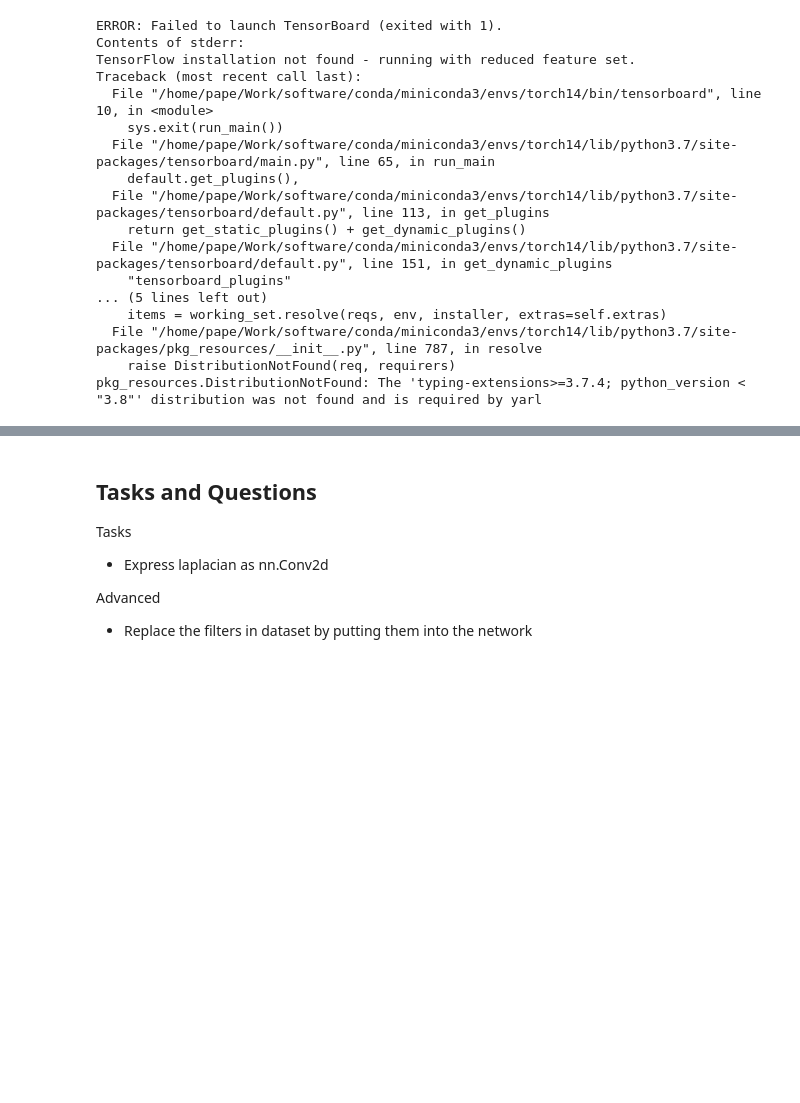
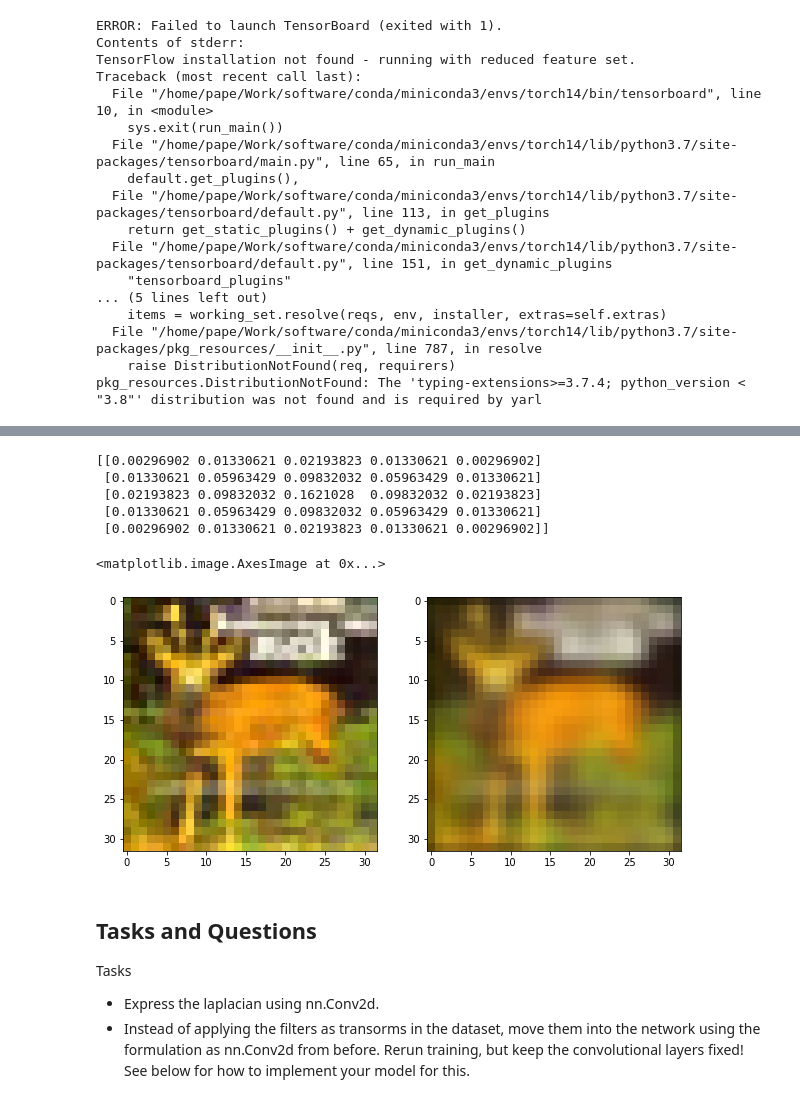
Before and after one commit to constantinpape/training-deep-learning-models-for-vison, a Jupyter notebook: day1/4_preset_filters.ipynb, the cells around one changed output, grey strips where cells are left out. Drawn from its saved outputs; the diff is of its cells as text; code cells hidden in the pictures; blank space fills up the shorter version.

```diff
--- a/day1/4_preset_filters.ipynb
+++ b/day1/4_preset_filters.ipynb
@@ -235,8 +233,57 @@ with torch.no_grad():
+# %%
+# we will first define the gaussian filter as convolutional layer by computing the
+# gaussian kernel matrix and then setting it as kernel for nn.Conv2d
+
+# compute gaussian kernel for gaussian with sigma = 1
+sigma = 1.
+ksize = 5  # set the kernel size to 5
+
+kernel = np.zeros((ksize, ksize), dtype='float32')
+
+# compute the gaussian for each point in the kernel and then normalize it
+for x in range(ksize):
+    for y in range(ksize):
+        exponent = ((x - ksize // 2) ** 2 + (y - ksize // 2) ** 2) / (2 * sigma * sigma)
+        kernel[x, y] = np.exp(-exponent)
+kernel /= kernel.sum()
+
+# check the kernel
+print(kernel)
+# %% [output]
+[[0.00296902 0.01330621 0.02193823 0.01330621 0.00296902]
+ [0.01330621 0.05963429 0.09832032 0.05963429 0.01330621]
+ [0.02193823 0.09832032 0.1621028  0.09832032 0.02193823]
+ [0.01330621 0.05963429 0.09832032 0.05963429 0.01330621]
+ [0.00296902 0.01330621 0.02193823 0.01330621 0.00296902]]
+# %%
+# define the convolutional layer
+c = nn.Conv2d(in_channels=3,  # we have 3 input channels
+              out_channels=3,  # and also 3 output channels
+              kernel_size=ksize,  # set the kernel size
+              padding=2, padding_mode='reflect',  # pad the image to retain the same output as input size and use reflection padding
+              bias=False) # deactivate the bias (data independent offset)
+
+# now we need to set the kernel matrix to the gaussian kernel
+with torch.no_grad():  # these operations should not incur gradients
+    c.weight[:] = 0  # set allthe weights to zero
+    # set the gaussian kernel only for the kernels that map input channel 1 to output channel 1 etc.
+    for i in range(3):
+         c.weight[i, i] = torch.from_numpy(kernel)
+# %%
+# apply the convolution and check the results visually
+im, _ = train_dataset[0]
+im = im[:3]
+filtered = c(im.unsqueeze(0)).squeeze()
+
+fig, ax = plt.subplots(1, 2, figsize=(10, 10))
+ax[0].imshow(im.squeeze().numpy().transpose(1, 2, 0))
+ax[1].imshow(filtered.detach().numpy().transpose((1, 2, 0)))
+# %% [output]
+<matplotlib.image.AxesImage at 0x...>
+[figure, added]
 # %% [markdown]
 ## Tasks and Questions
 
 Tasks
-- Express laplacian as nn.Conv2d
-
-Advanced
-- Replace the filters in dataset by putting them into the network
+- Express the laplacian using nn.Conv2d.
+- Instead of applying the filters as transorms in the dataset, move them into the network using the formulation as nn.Conv2d from before. Rerun training, but keep the convolutional layers fixed! See below for how to implement your model for this.
```
Also changed, not shown: parts of 14 cells of this notebook.
